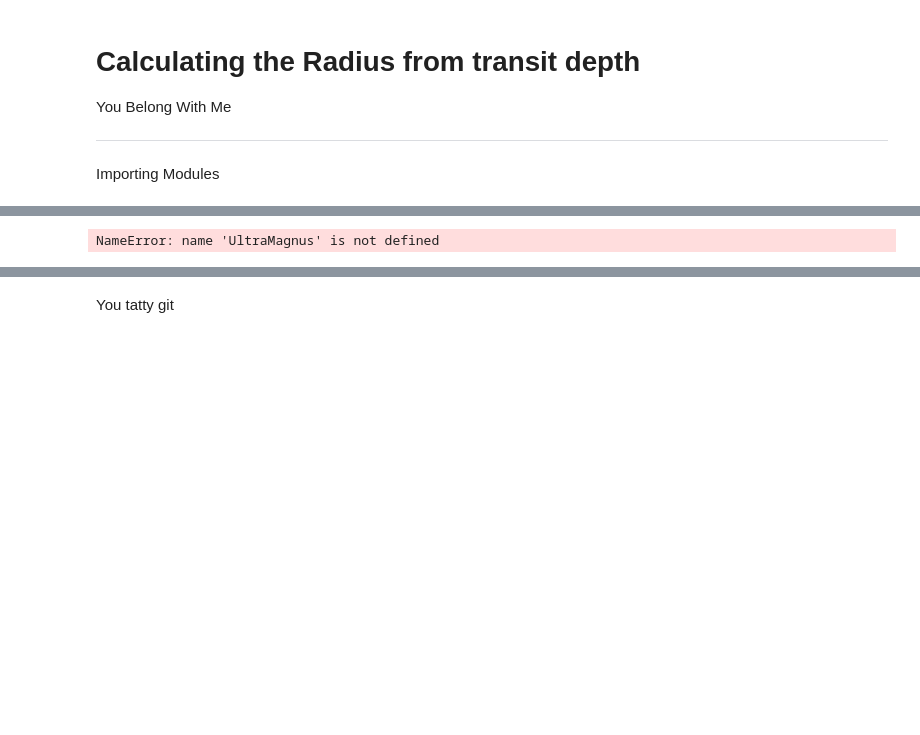
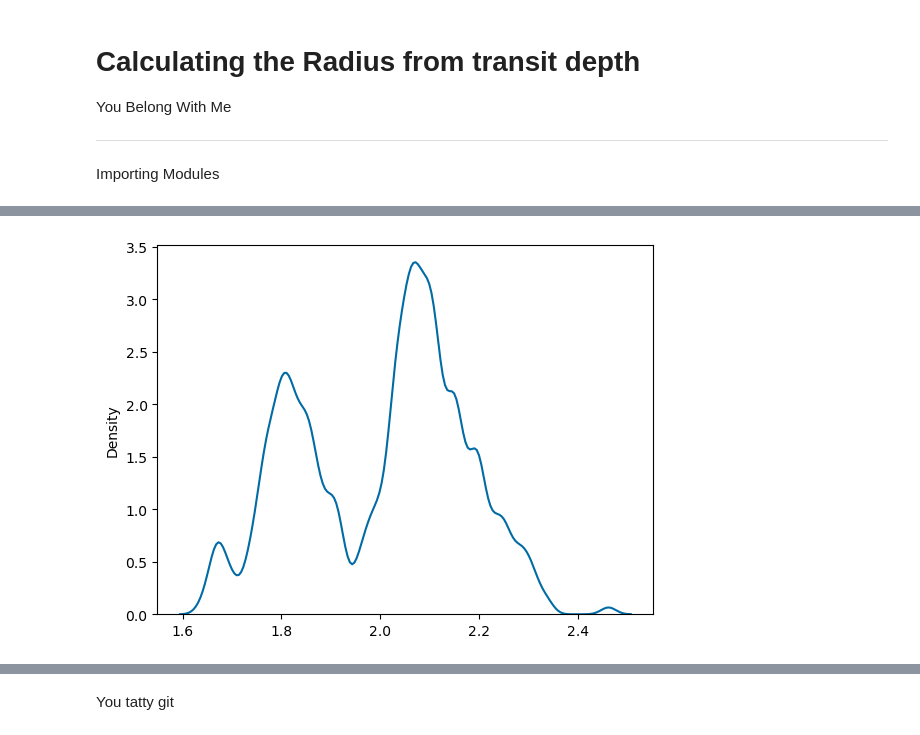
Before and after one commit to Iwan-S/Iwan-and-George-Year-4-Project, a Jupyter notebook: Exoplanets/Testing Ground (George).ipynb, the cells around one changed output, grey strips where cells are left out. Drawn from its saved outputs; the diff is of its cells as text; code cells hidden in the pictures; blank space fills up the shorter version.

```diff
--- a/Exoplanets/Testing Ground (George).ipynb
+++ b/Exoplanets/Testing Ground (George).ipynb
@@ -113,7 +137,16 @@ plt.show()
-# %%
-Friday.Birdie(NewX, 5, True)
-# %% [output]
-NameError: name 'UltraMagnus' is not defined
+# %%
+EIndex = RatioE.index(max(RatioE))
+NIndex = RatioN.index(max(RatioN))
+
+PeakE = Gradient[EIndex]
+PeakN = Gradient[NIndex]
+MeanGradient = np.mean([PeakE, PeakN])
+
+E, N, RadiusValley = ValleyFinder(OP, PR, Centre, MeanGradient)
+Angle = π/2-np.arctan(np.abs(1/MeanGradient))
+X, Y = Rotator([RadiusValley], [0], Centre, Angle)
+# %% [output]
+[figure, added]
 # %%
 fx, fy, dt = fft([NewX, NewY])
 Mean = np.mean(fy[len(fy)//2:])
```
Also changed, not shown: parts of 9 cells of this notebook, 2 other files.
